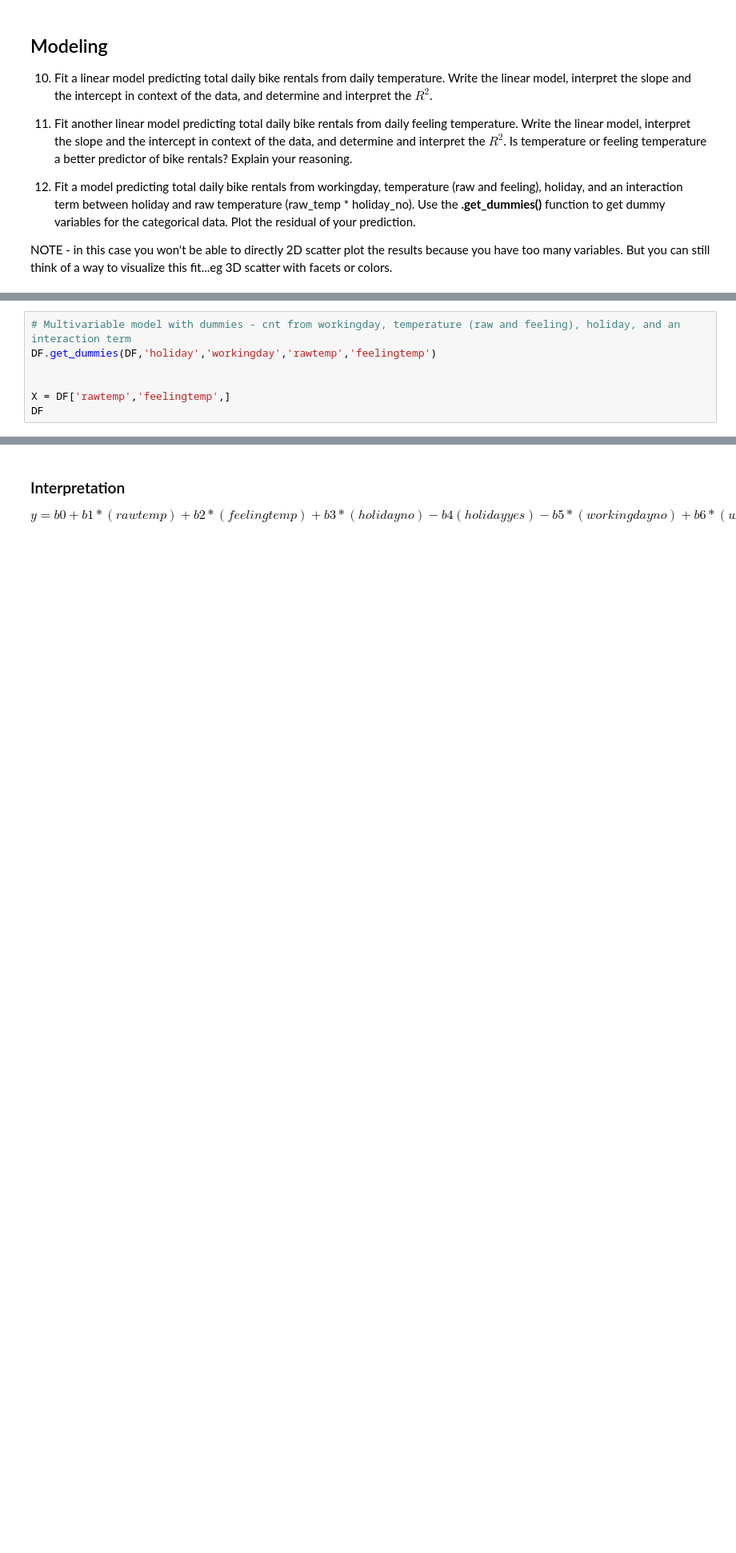
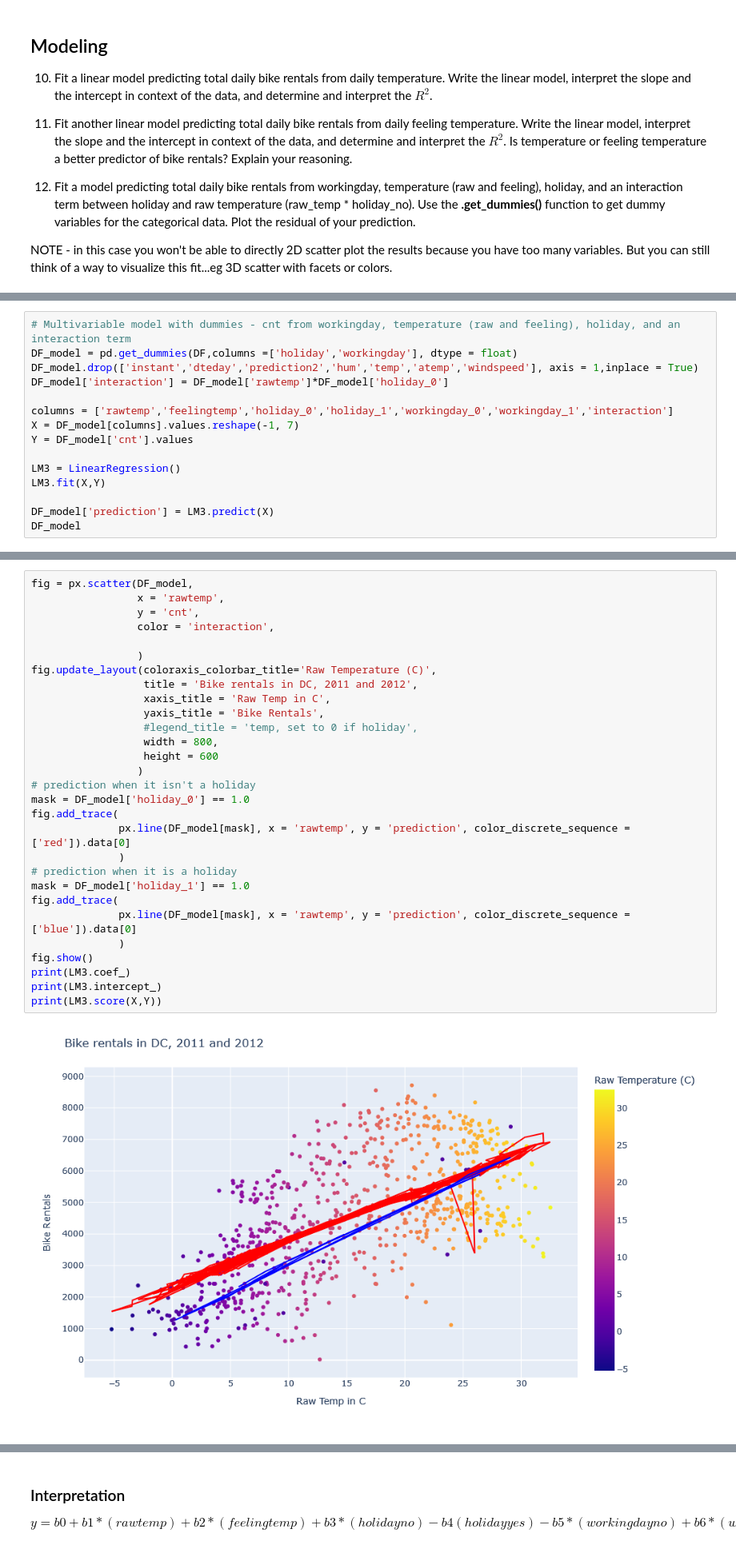
Before and after one commit to Blurr50/Day17, a Jupyter notebook: Day17-HW.ipynb, the cells around one changed output, grey strips where cells are left out. Shown at 80% size. Drawn from its saved outputs; the diff is of its cells as text; blank space fills up the shorter version.

```diff
--- a/Day17-HW.ipynb
+++ b/Day17-HW.ipynb
@@ -314,8 +324,16 @@ print(LM2.score(X,Y))
 # %%
 # Multivariable model with dummies - cnt from workingday, temperature (raw and feeling), holiday, and an interaction term
-DF.get_dummies(DF,'holiday','workingday','rawtemp','feelingtemp')
+DF_model = pd.get_dummies(DF,columns =['holiday','workingday'], dtype = float)
+DF_model.drop(['instant','dteday','prediction2','hum','temp','atemp','windspeed'], axis = 1,inplace = True)
+DF_model['interaction'] = DF_model['rawtemp']*DF_model['holiday_0']
 
+columns = ['rawtemp','feelingtemp','holiday_0','holiday_1','workingday_0','workingday_1','interaction']
+X = DF_model[columns].values.reshape(-1, 7)
+Y = DF_model['cnt'].values
 
-X = DF['rawtemp','feelingtemp',]
-DF
+LM3 = LinearRegression()
+LM3.fit(X,Y)
+
+DF_model['prediction'] = LM3.predict(X)
+DF_model
 # %% [output]
@@ -322,0 +353,31 @@ AttributeError: 'DataFrame' object has no attribute 'get_dummies'
+# %%
+fig = px.scatter(DF_model,
+                 x = 'rawtemp',
+                 y = 'cnt',
+                 color = 'interaction',
+
+                 )
+fig.update_layout(coloraxis_colorbar_title='Raw Temperature (C)',
+                  title = 'Bike rentals in DC, 2011 and 2012',
+                  xaxis_title = 'Raw Temp in C',
+                  yaxis_title = 'Bike Rentals',
+                  #legend_title = 'temp, set to 0 if holiday',
+                  width = 800,
+                  height = 600
+                 )
+# prediction when it isn't a holiday
+mask = DF_model['holiday_0'] == 1.0
+fig.add_trace(
+              px.line(DF_model[mask], x = 'rawtemp', y = 'prediction', color_discrete_sequence = ['red']).data[0]
+              )
+# prediction when it is a holiday
+mask = DF_model['holiday_1'] == 1.0
+fig.add_trace(
+              px.line(DF_model[mask], x = 'rawtemp', y = 'prediction', color_discrete_sequence = ['blue']).data[0]
+              )
+fig.show()
+print(LM3.coef_)
+print(LM3.intercept_)
+print(LM3.score(X,Y))
+# %% [output]
+[figure, added]
```
Also changed, not shown: parts of 11 cells of this notebook.
